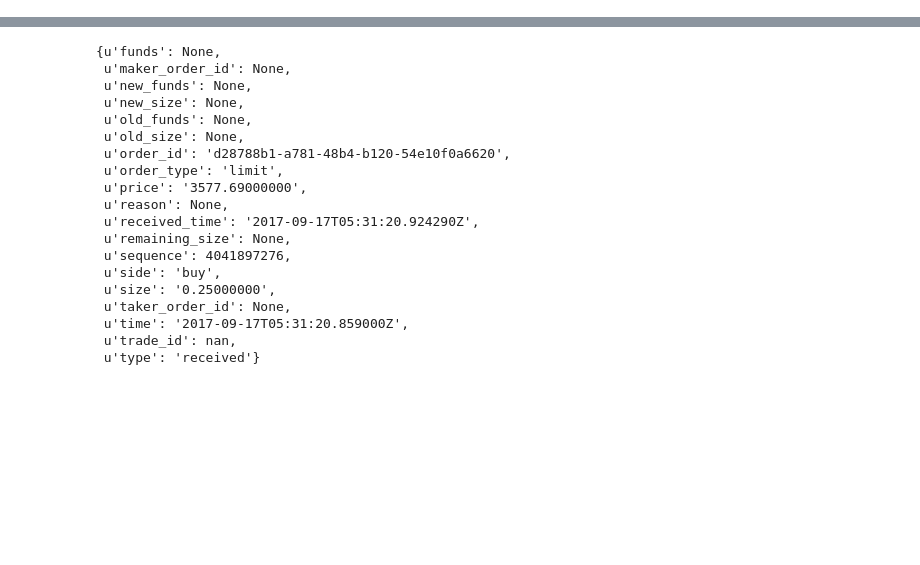
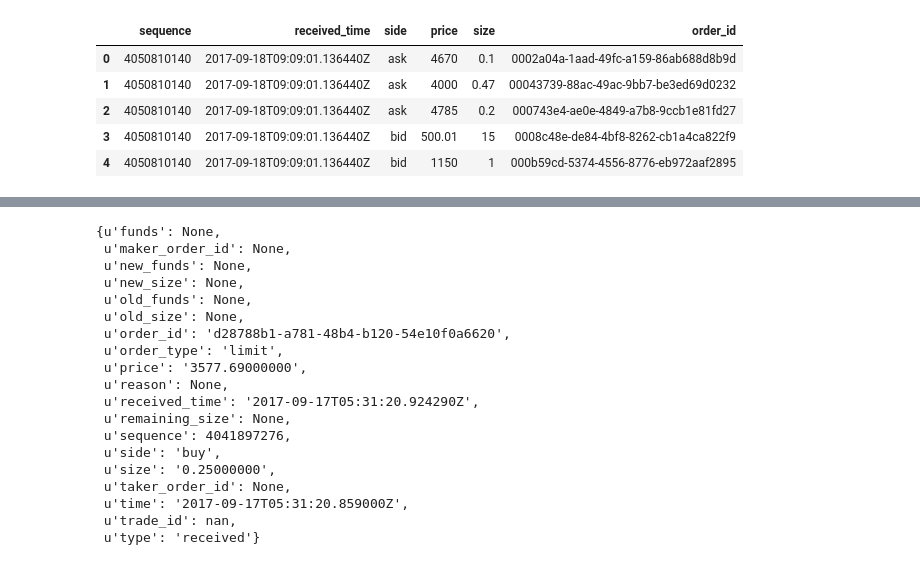
Before and after one commit to divir94/bitcoin, a Jupyter notebook: bitcoin/notebooks/Storage.ipynb, the cells around one changed output, grey strips where cells are left out. Cells and saved outputs as stored; diff of their text form; code cells hidden in the pictures; blank space fills up the shorter version.

Commit message:
storage api to get gdax order book at a timestamp or sequence number

```diff
--- a/bitcoin/notebooks/Storage.ipynb
+++ b/bitcoin/notebooks/Storage.ipynb
@@ -47,0 +50,10 @@ book = st.get_book('GDAX', product_id=product_id)
+# %%
+df = st.get_closest_snapshot(params.GX_SNAPSHOT_TBLS[product_id], sequence=4050810140)
+df.head()
+# %% [output]
+|  | sequence | received_time | side | price | size | order_id |
+| 0 | 4050810140 | 2017-09-18T09:09:01.136440Z | ask | 4670 | 0.1 | 0002a04a-1aad-49fc-a159-86ab688d8b9d |
+| 1 | 4050810140 | 2017-09-18T09:09:01.136440Z | ask | 4000 | 0.47 | 00043739-88ac-49ac-9bb7-be3ed69d0232 |
+| 2 | 4050810140 | 2017-09-18T09:09:01.136440Z | ask | 4785 | 0.2 | 000743e4-ae0e-4849-a7b8-9ccb1e81fd27 |
+| 3 | 4050810140 | 2017-09-18T09:09:01.136440Z | bid | 500.01 | 15 | 0008c48e-de84-4bf8-8262-cb1a4ca822f9 |
+| 4 | 4050810140 | 2017-09-18T09:09:01.136440Z | bid | 1150 | 1 | 000b59cd-5374-4556-8776-eb972aaf2895 |
```
Also changed, not shown: parts of 12 cells of this notebook, 6 other files.
